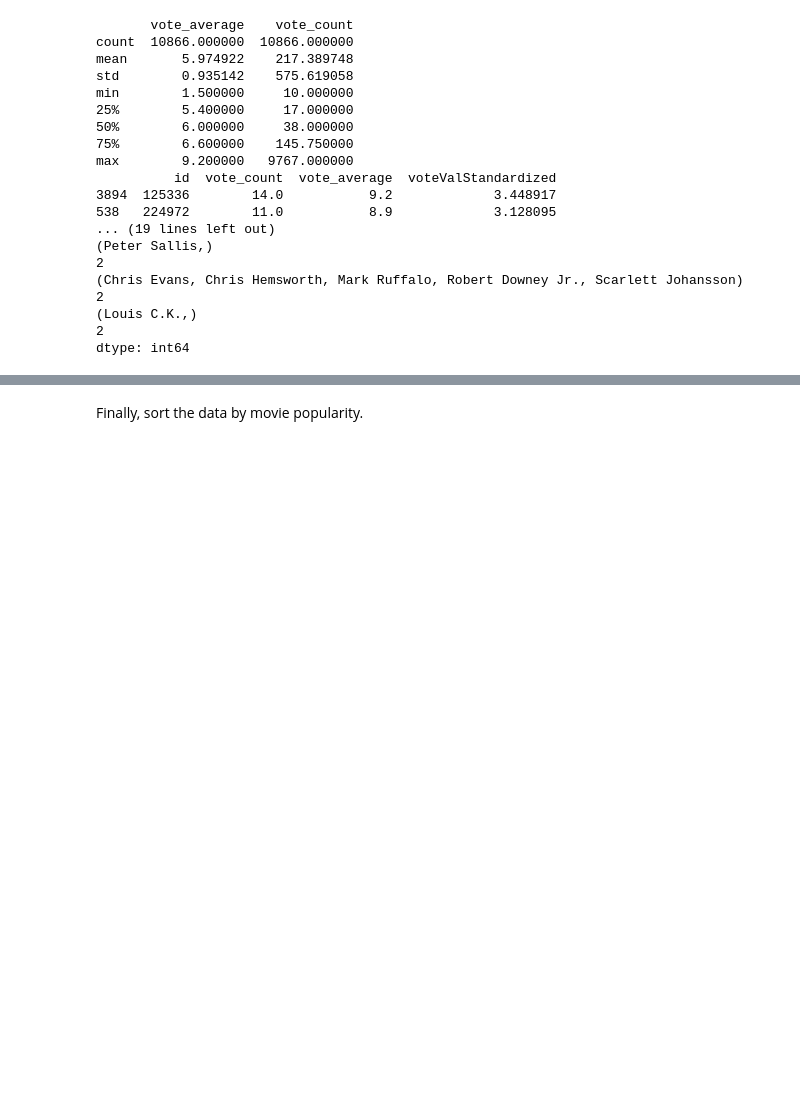
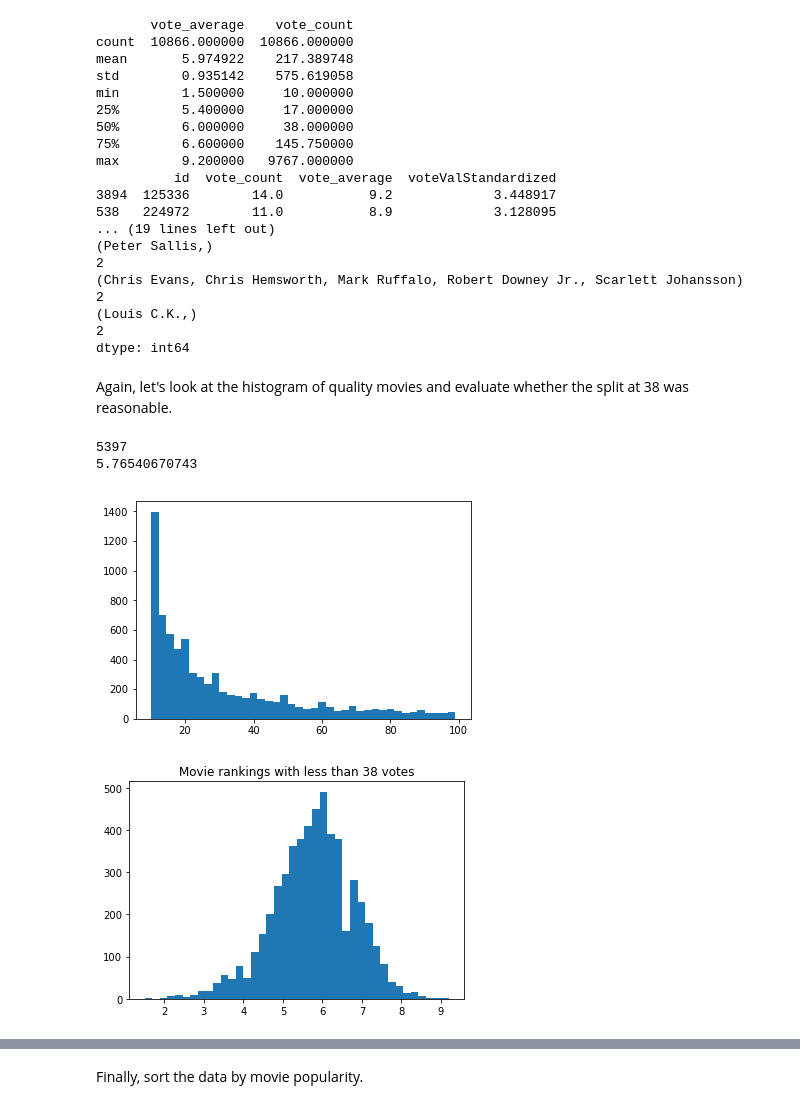
Before and after one commit to SandorAtTheZoo/UdacityDataAnalysisProject2, a Jupyter notebook: investigate-a-dataset-defineMovieSuccess.ipynb, the cells around one changed output, grey strips where cells are left out. Cells and saved outputs as stored; diff of their text form; code cells hidden in the pictures; blank space fills up the shorter version.

```diff
--- a/investigate-a-dataset-defineMovieSuccess.ipynb
+++ b/investigate-a-dataset-defineMovieSuccess.ipynb
@@ -193,3 +224,20 @@ max        9.200000   9767.000000
 (Chris Evans, Chris Hemsworth, Mark Ruffalo, Robert Downey Jr., Scarlett Johansson)    2
 (Louis C.K.,)                                                                          2
 dtype: int64
+# %% [markdown]
+Again, let's look at the histogram of quality movies and evaluate whether the split at 38 was reasonable.
+# %%
+plt.hist(df_quality[df_quality['vote_count']<100]['vote_count'],bins=40);
+#how many movies had fewer than 38 votes?
+print len(df_quality[df_quality['vote_count']<38])
+#make new plot
+pltAvg = plt.figure()
+#of those with fewer than 38 votes, where did the average movie rank fall?
+plt.hist(df_quality[df_quality['vote_count']<38]['vote_average'],bins=40);
+plt.title('Movie rankings with less than 38 votes');
+print df_quality[df_quality['vote_count']<38]['vote_average'].mean()
+# %% [output]
+5397
+5.76540670743
+[figure, added]
+[figure, added]
```
Also changed, not shown: parts of 14 cells of this notebook, 1 other file.
